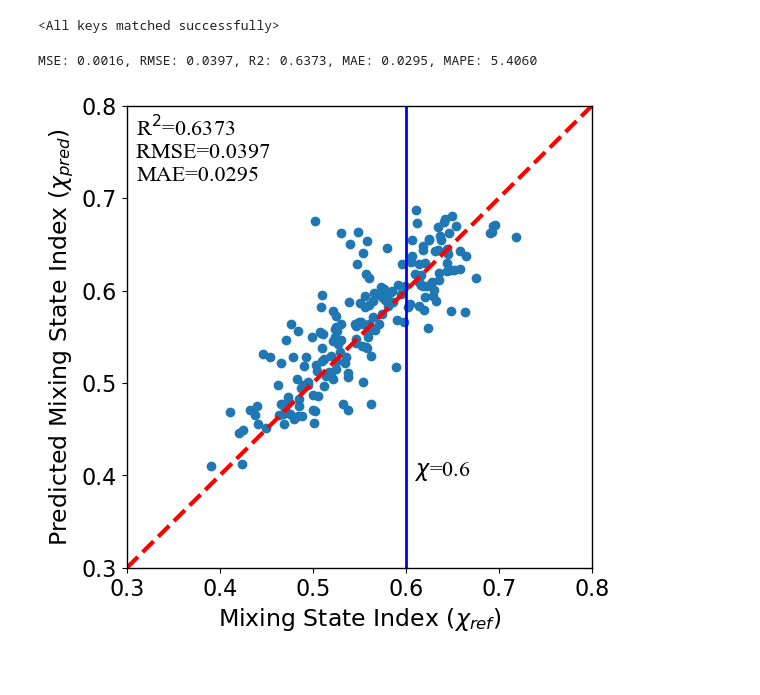
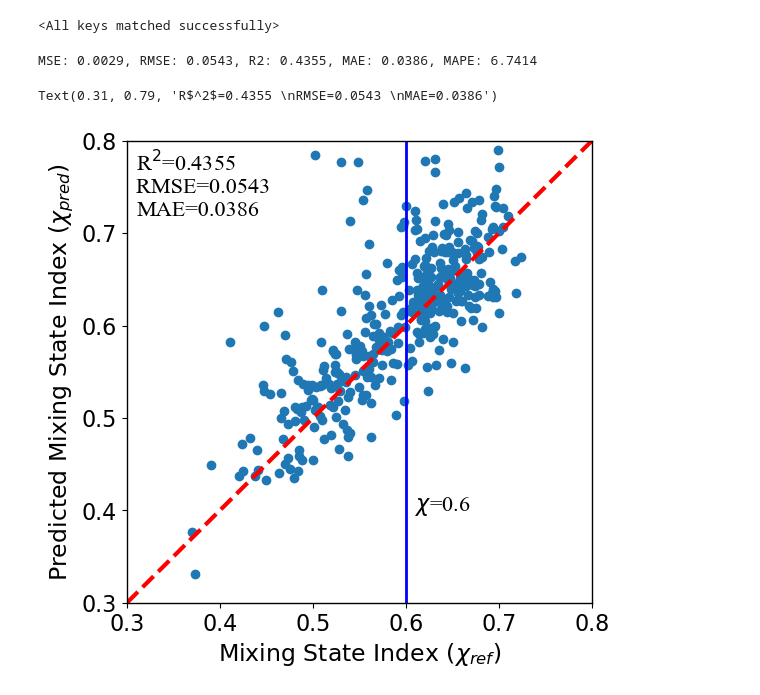
Before and after one commit to envdes/code_MEGAPOLI_Foundation_Model, a Jupyter notebook: 3_Fine_tune_different _data_size/Fine-tune_different_data_size.ipynb, the cells around one changed output. Saved outputs shown, nothing was run; the diff lists cells and outputs as text; code cells hidden in the pictures.

```diff
--- a/3_Fine_tune_different _data_size/Fine-tune_different_data_size.ipynb
+++ b/3_Fine_tune_different _data_size/Fine-tune_different_data_size.ipynb
@@ -357,7 +357,8 @@ features = ['O3 (ppb)', 'CO (ppb)', 'NO (ppb)', 'NOx (ppb)',
 partmc_train_data = pd.read_csv('../Data/PartMC_data/PartMC_train.csv')
 
 megapoli_train_data = pd.read_csv('../Data/MEGAPOLI_data/MEGAPOLI_Marine_train_50%.csv')
-megapoli_test_data = pd.read_csv('../Data/MEGAPOLI_data/MEGAPOLI_Marine_test_50%.csv')
+# megapoli_test_data = pd.read_csv('../Data/MEGAPOLI_data/MEGAPOLI_Marine_train_50%.csv')
+megapoli_test_data = pd.read_csv('../Data/MEGAPOLI_data/MEGAPOLI_Marine.csv')
 
 
 X_train = partmc_train_data[features]
@@ -421,7 +422,8 @@ num_blocks = 15
 hidden_size = 512
 model = ResNet(input_size, num_blocks, hidden_size)
 
-model.load_state_dict(torch.load('../Model/best_resnet_model_finetuned_50%.pth'))
+# model.load_state_dict(torch.load('../Model/best_resnet_model_finetuned_25%.pth'))
+model.load_state_dict(torch.load('../Model/Foundation_Model.pth'))
 # %% [output]
 <All keys matched successfully>
 # %%
@@ -436,12 +438,13 @@ with torch.no_grad():
     mape = np.mean(np.abs((y_test_predictions.numpy() - y_megapoli_test_tensor.numpy()) / y_megapoli_test_tensor.numpy())) * 100
 
     results_df = pd.DataFrame({
+        'Time': megapoli_test_data['Time'],
         'y_true': y_megapoli_test_tensor.numpy(),
         'y_pred': y_test_predictions.numpy()
     })
 
     # Save to CSV
-    results_df.to_csv('../Data/Fine_tuned_Results_different_data_szie/Fine_tuning_50%Data.csv', index=False)
+    # results_df.to_csv('../Data/Fine_tuned_Results_different_data_size/Fine_tuning_25%Data1.csv', index=False)
 
 # Calculate performance metrics
 # mse = mean_squared_error(y_test_true, y_test_pred)
@@ -456,33 +459,34 @@ print(f'MSE: {mse:.4f}, RMSE: {rmse:.4f}, R2: {r2:.4f}, MAE: {mae:.4f}, MAPE: {m
 
 plt.figure(figsize=(6, 6))
 
 scatter = plt.scatter(y_megapoli_test_tensor.numpy(), y_test_predictions.numpy())
 plt.xlabel('Mixing State Index ($\chi_{ref}$)',fontsize=17)
 plt.ylabel('Predicted Mixing State Index ($\chi_{pred}$)',fontsize=17)
 plt.tick_params(axis='both', labelsize=16)
 plt.xticks(np.arange(0, 1.2, 0.1))
 plt.yticks(np.arange(0, 1.2, 0.1))
 plt.xlim(0.3, 0.8)
 plt.ylim(0.3, 0.8)
 plt.plot([0.3, 0.8], [0.3, 0.8], color='r', linestyle='--', linewidth = 3)
 
 # 添加Chi=0.6的水平线和垂直线
 # plt.axhline(y=0.6, color='b', linestyle='-', linewidth=2)
 plt.axvline(x=0.6, color='b', linestyle='-', linewidth=2)
 
 # 添加Chi=0.6的标注
 # plt.text(0.4, 0.61, 'Chi=0.6', color='b', fontsize=14, fontname='Times New Roman')
 plt.text(0.61, 0.4, '$\chi$=0.6', color='black', fontsize=16, fontname='Times New Roman', rotation=0)
 
 for spine in plt.gca().spines.values():
     spine.set_edgecolor('black')
     spine.set_linewidth(1)
 
 
 textstr = f'R$^2$={r2:.4f} \nRMSE={rmse:.4f} \nMAE={mae:.4f}'
 plt.text(0.31, 0.79, textstr, fontsize=16, fontname='Times New Roman', verticalalignment='top')
 
-plt.savefig('Best.png', dpi=400, bbox_inches='tight')
+# plt.savefig('Best.png', dpi=400, bbox_inches='tight')
 # %% [output]
-MSE: 0.0016, RMSE: 0.0397, R2: 0.6373, MAE: 0.0295, MAPE: 5.4060
+MSE: 0.0029, RMSE: 0.0543, R2: 0.4355, MAE: 0.0386, MAPE: 6.7414
+Text(0.31, 0.79, 'R$^2$=0.4355 \nRMSE=0.0543 \nMAE=0.0386')
-[figure, old version]
+[figure, new version]
```
Also changed, not shown: 45 other files.
